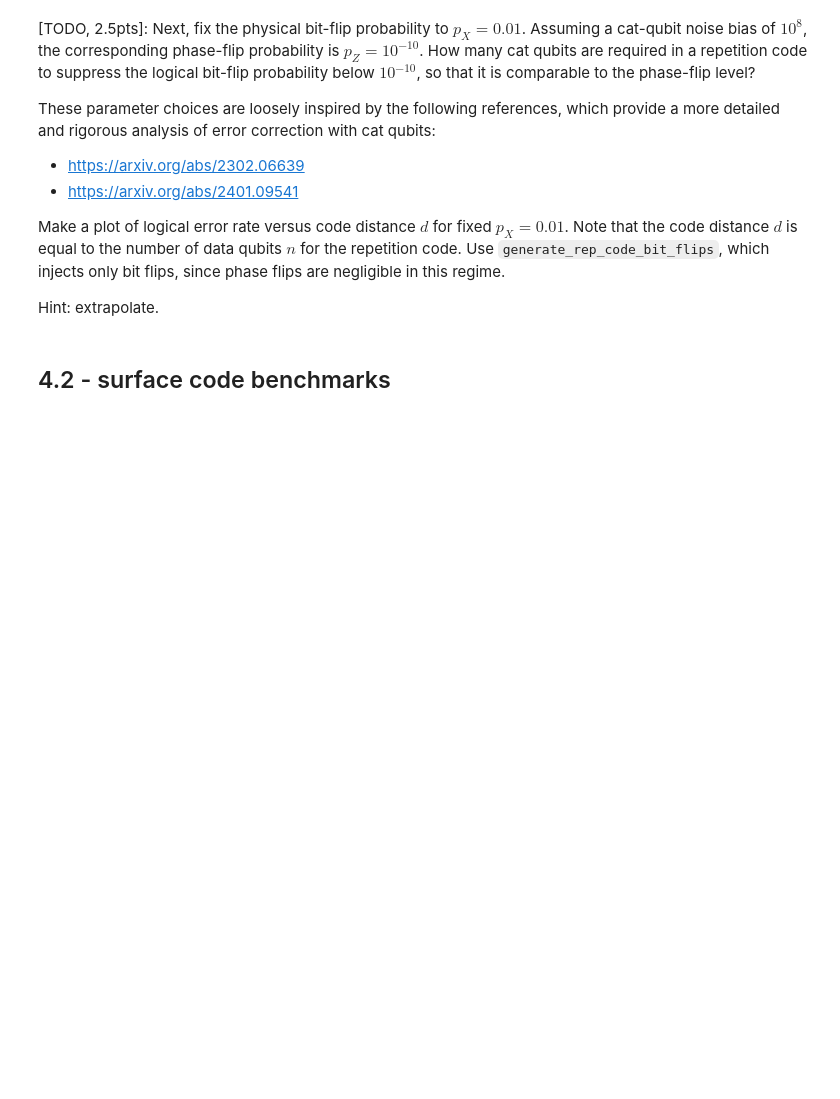
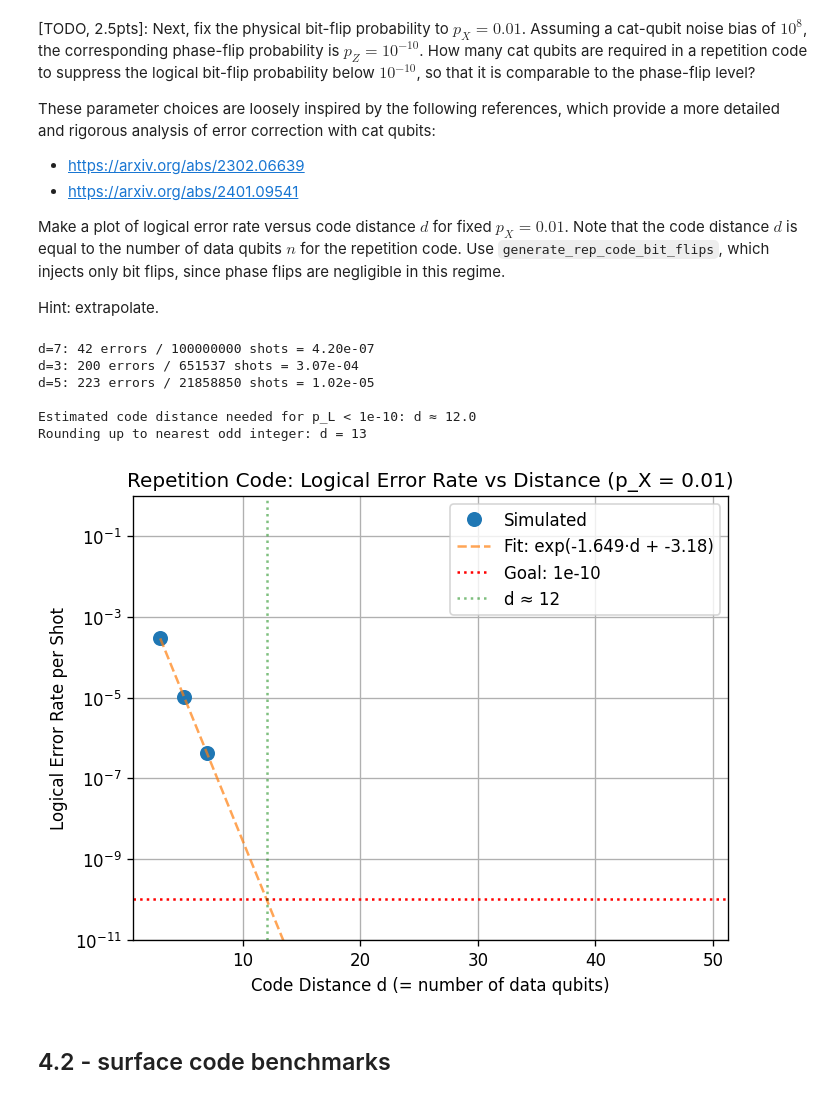
Before and after one commit to DanieleSalvi2810/QPFL_Hackathon_2026_Alice_and_Bob_Quantum_Icing, a Jupyter notebook: team-quantum_icing/1-challenge.ipynb, the cells around one changed output. Cells and saved outputs as stored; diff of their text form; code cells hidden in the pictures; blank space fills up the shorter version.

Commit message:
added 4.1 plot
Co-authored-by: Gab-San <Gab-San@users.noreply.github.com>

```diff
--- a/team-quantum_icing/1-challenge.ipynb
+++ b/team-quantum_icing/1-challenge.ipynb
@@ -447,13 +585,79 @@ Hint: extrapolate.
 # %%
 bit_flip_prob = 0.01
 noise_bias = 1e8
 goal_logical_error_rate = bit_flip_prob/noise_bias
 
 
 # SOLUTION ===
 
+noise = 0.01
+
+# Use small distances where errors are still observable, then extrapolate
+distances = [3, 5, 7]
+tasks = [
+    sinter.Task(
+        circuit=generate_rep_code_bit_flips(d, noise),
+        json_metadata={'d': d, 'p': noise},
+    )
+    for d in distances
+]
+
+collected_stats: List[sinter.TaskStats] = sinter.collect(
+    num_workers=4,
+    tasks=tasks,
+    decoders=['pymatching'],
+    max_shots=100_000_000,   # 100M shots to catch rare errors at larger d
+    max_errors=200,
+)
+
+# Extract (distance, logical_error_rate) pairs
+sim_distances = []
+sim_error_rates = []
+for stat in collected_stats:
+    d = stat.json_metadata['d']
+    if stat.errors > 0:
+        sim_distances.append(d)
+        sim_error_rates.append(stat.errors / stat.shots)
+        print(f"d={d}: {stat.errors} errors / {stat.shots} shots = {stat.errors/stat.shots:.2e}")
+
+sim_distances = np.array(sim_distances)
+sim_error_rates = np.array(sim_error_rates)
+
+# Fit log(p_L) = a * d + b  (exponential suppression)
+coeffs = np.polyfit(sim_distances, np.log(sim_error_rates), 1)
+a, b = coeffs
+
+# Extrapolate: find d where p_L = goal
+d_extrap = np.arange(3, 51, 2)
+p_L_extrap = np.exp(a * d_extrap + b)
+
+d_needed = (np.log(goal_logical_error_rate) - b) / a
+print(f"\nEstimated code distance needed for p_L < {goal_logical_error_rate:.0e}: d ≈ {d_needed:.1f}")
+print(f"Rounding up to nearest odd integer: d = {int(np.ceil(d_needed)) | 1}")
+
+# Plot
+fig, ax = plt.subplots(1, 1)
+ax.semilogy(sim_distances, sim_error_rates, 'o', label='Simulated', markersize=8)
+ax.semilogy(d_extrap, p_L_extrap, '--', label=f'Fit: exp({a:.3f}·d + {b:.2f})', alpha=0.7)
+ax.axhline(goal_logical_error_rate, color='red', linestyle=':', label=f'Goal: {goal_logical_error_rate:.0e}')
+ax.axvline(d_needed, color='green', linestyle=':', alpha=0.5, label=f'd ≈ {d_needed:.0f}')
+ax.set_xlabel("Code Distance d (= number of data qubits)")
+ax.set_ylabel("Logical Error Rate per Shot")
+ax.set_title(f"Repetition Code: Logical Error Rate vs Distance (p_X = {noise})")
+ax.set_ylim(goal_logical_error_rate / 10, 1)
+ax.grid(which='both')
+ax.legend()
+fig.set_dpi(120)
 
 # ===
+# %% [output]
+d=7: 42 errors / 100000000 shots = 4.20e-07
+d=3: 200 errors / 651537 shots = 3.07e-04
+d=5: 223 errors / 21858850 shots = 1.02e-05
+
+Estimated code distance needed for p_L < 1e-10: d ≈ 12.0
+Rounding up to nearest odd integer: d = 13
+[figure, added]
 # %% [markdown]
 ## 4.2 - surface code benchmarks
 # %% [markdown]
```
Also changed, not shown: parts of 14 cells of this notebook.
